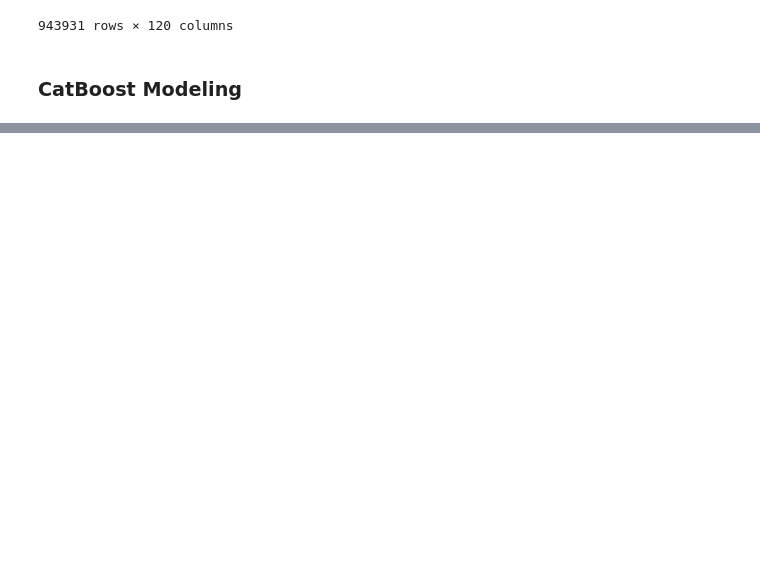
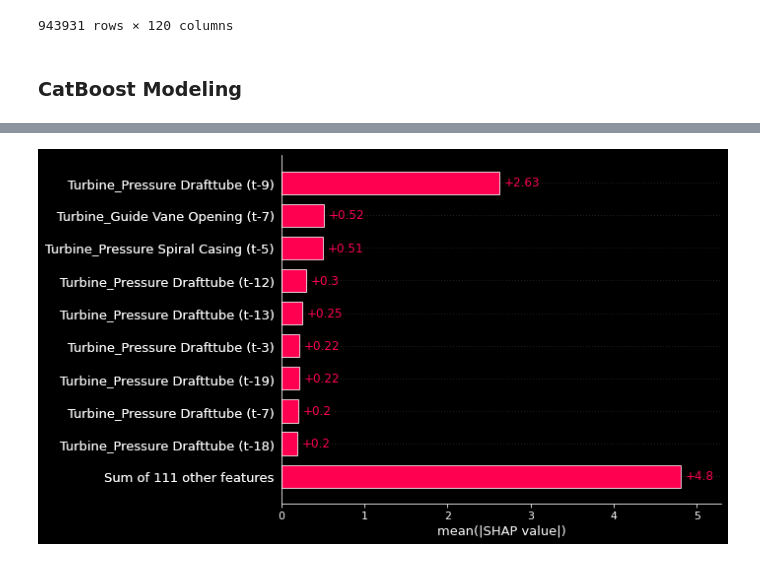
Before and after one commit to mikaelste/krafthack_22, a Jupyter notebook: notebooks/03_shap.ipynb, the cells around one changed output, grey strips where cells are left out. Cells and saved outputs as stored; diff of their text form; code cells hidden in the pictures; blank space fills up the shorter version.

```diff
--- a/notebooks/03_shap.ipynb
+++ b/notebooks/03_shap.ipynb
@@ -102,0 +88,4 @@ Custom logger is already specified. Specify more than one logger at same time is
+# %%
+shap.plots.bar(shap_values.abs.mean(0))
+# %% [output]
+[figure, added]
```
Also changed, not shown: parts of 7 cells of this notebook, 7 other files.
